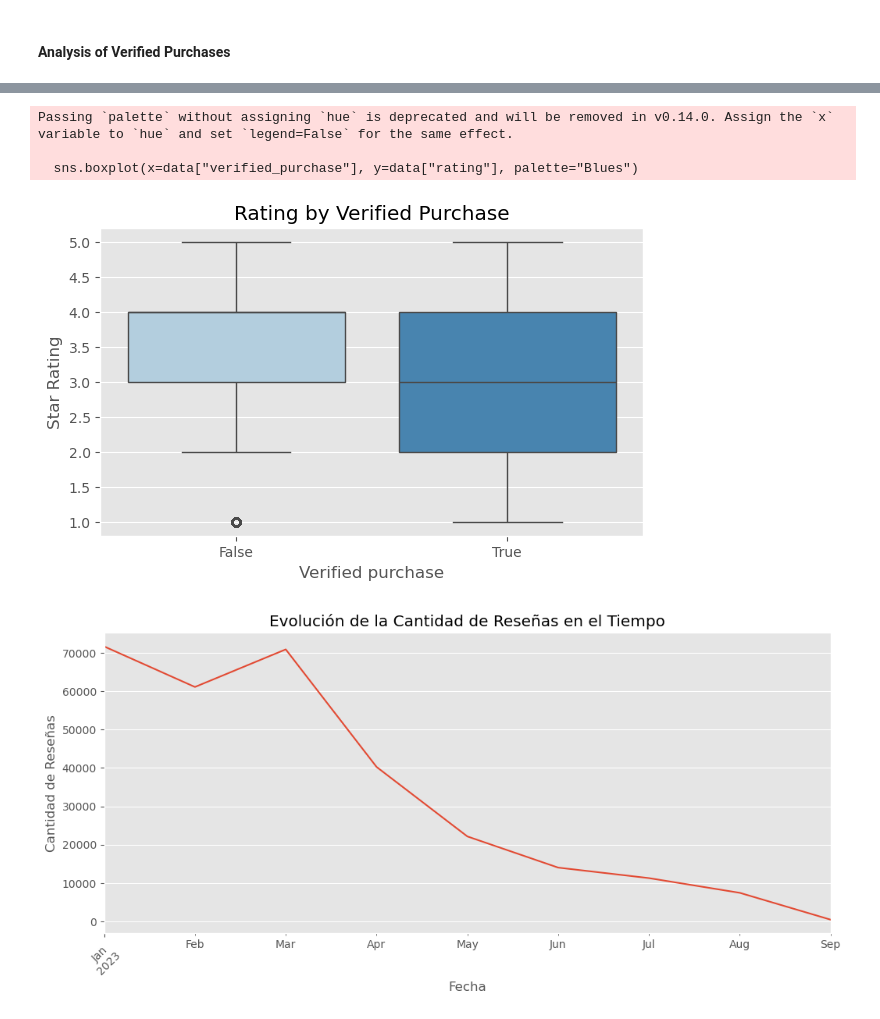
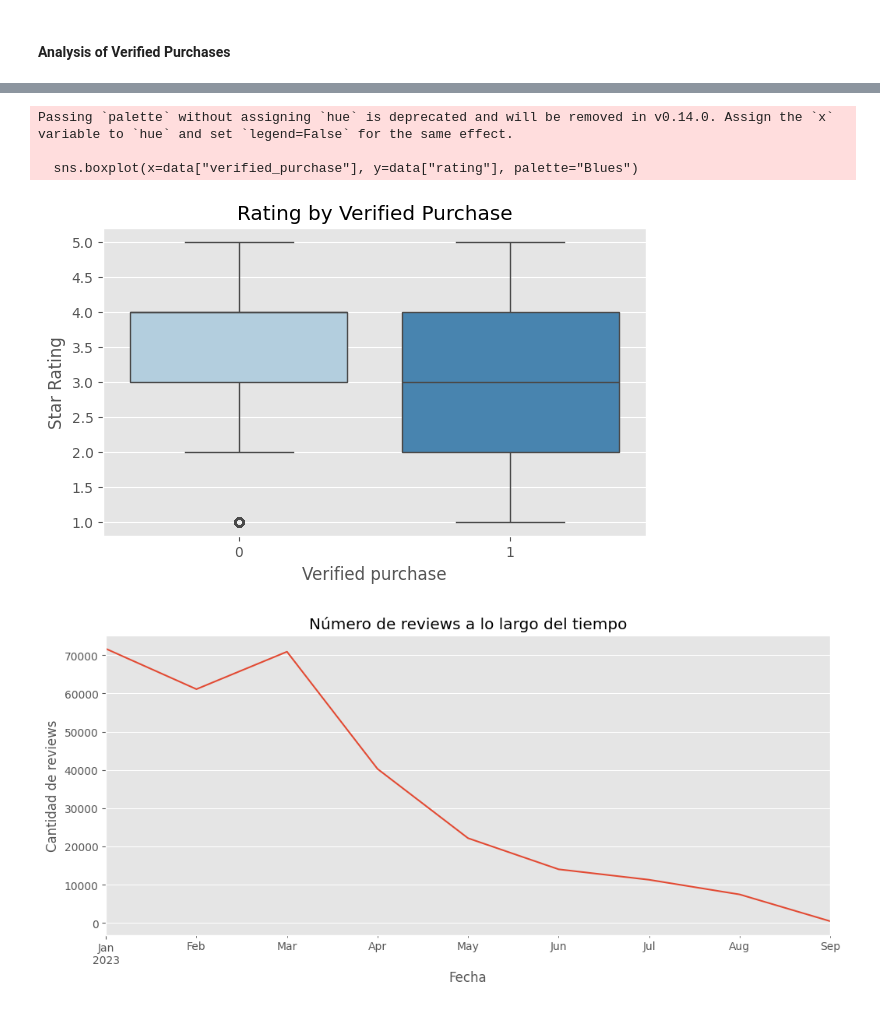
Before and after one commit to diegocasasbuenas/sentiment_analysis_ecommerce, a Jupyter notebook: notebooks/EDA_amazon_reviews.ipynb, the cells around one changed output, grey strips where cells are left out. Saved outputs shown, nothing was run; the diff lists cells and outputs as text; code cells hidden in the pictures.

```diff
--- a/notebooks/EDA_amazon_reviews.ipynb
+++ b/notebooks/EDA_amazon_reviews.ipynb
@@ -87,3 +95,5 @@ print(data.duplicated().sum())
+# %%
+data["verified_purchase"] = data["verified_purchase"].map({True: 1, False: 0})
 # %% [markdown]
 #### View the rating distribution
 
@@ -100,3 +110,14 @@ Passing `palette` without assigning `hue` is deprecated and will be removed in v
 
   sns.countplot(x = data["rating"], palette = "inferno")
 [figure]
+# %%
+# Distribution of review length
+
+data['text_length'] = data['text'].apply(lambda x: len(str(x).split()))
+
+# Distribución de la longitud de las reseñas
+plt.figure(figsize=(8,5))
+sns.histplot(data['text_length'], bins=50, kde=True)
+plt.title("Distribution of Review Length")
+plt.xlabel("Number of words")
+plt.show()
@@ -149,22 +172,16 @@ plt.show()
 Passing `palette` without assigning `hue` is deprecated and will be removed in v0.14.0. Assign the `x` variable to `hue` and set `legend=False` for the same effect.
 
   sns.boxplot(x=data["verified_purchase"], y=data["rating"], palette="Blues")
-[figure, old version]
+[figure, new version]
 # %%
-# Convertir timestamp a fecha
-data["timestamp"] = pd.to_datetime(data["timestamp"], errors="coerce")
+data["timestamp"] = pd.to_datetime(data["timestamp"], errors = "coerce")
 
-# Contar reseñas por mes
-data["month"] = data["timestamp"].dt.to_period("M")
-reviews_per_month = data.groupby("month")["rating"].count()
-
-# Graficar la evolución de reseñas
+# Visualizar la cantidad de reviews a lo largo del tiempo
 plt.figure(figsize=(12,5))
-reviews_per_month.plot()
-plt.title("Evolución de la Cantidad de Reseñas en el Tiempo")
+data.set_index("timestamp").resample("M").size().plot()
+plt.title("Número de reviews a lo largo del tiempo")
 plt.xlabel("Fecha")
-plt.ylabel("Cantidad de Reseñas")
-plt.xticks(rotation=45)
+plt.ylabel("Cantidad de reviews")
 plt.show()
 # %% [output]
-[figure, old version]
+[figure, new version]
```
Also changed, not shown: parts of 24 cells of this notebook, 11 other files.
